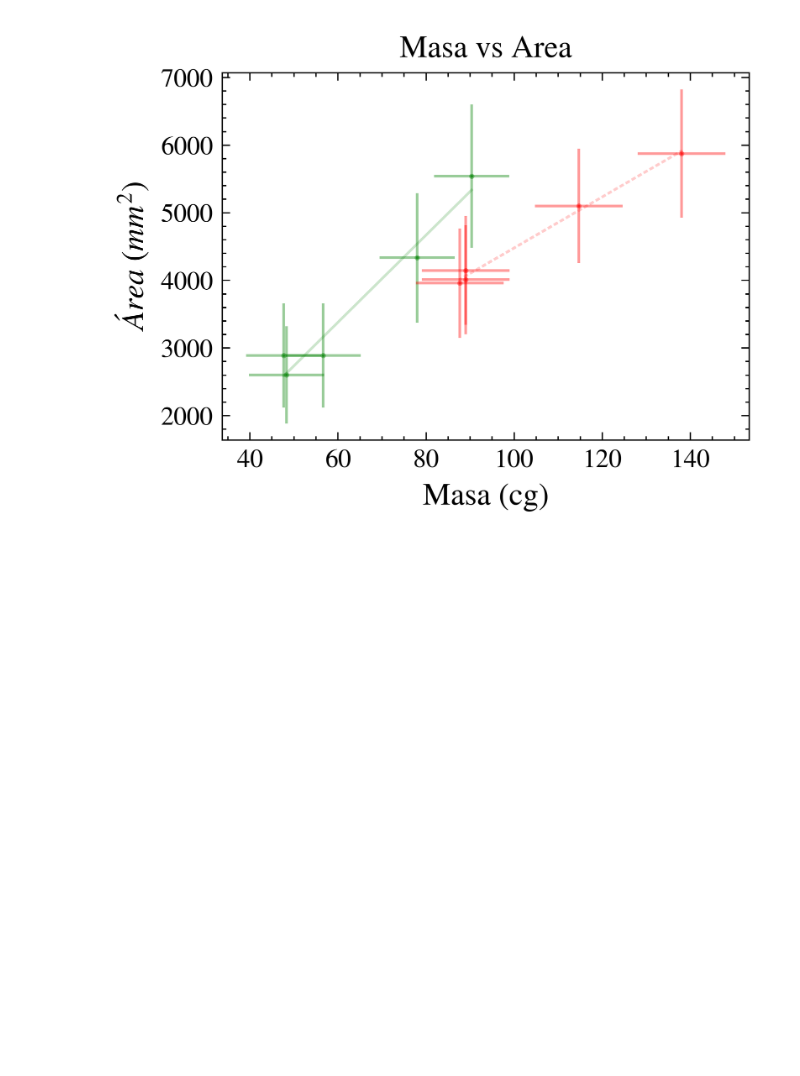
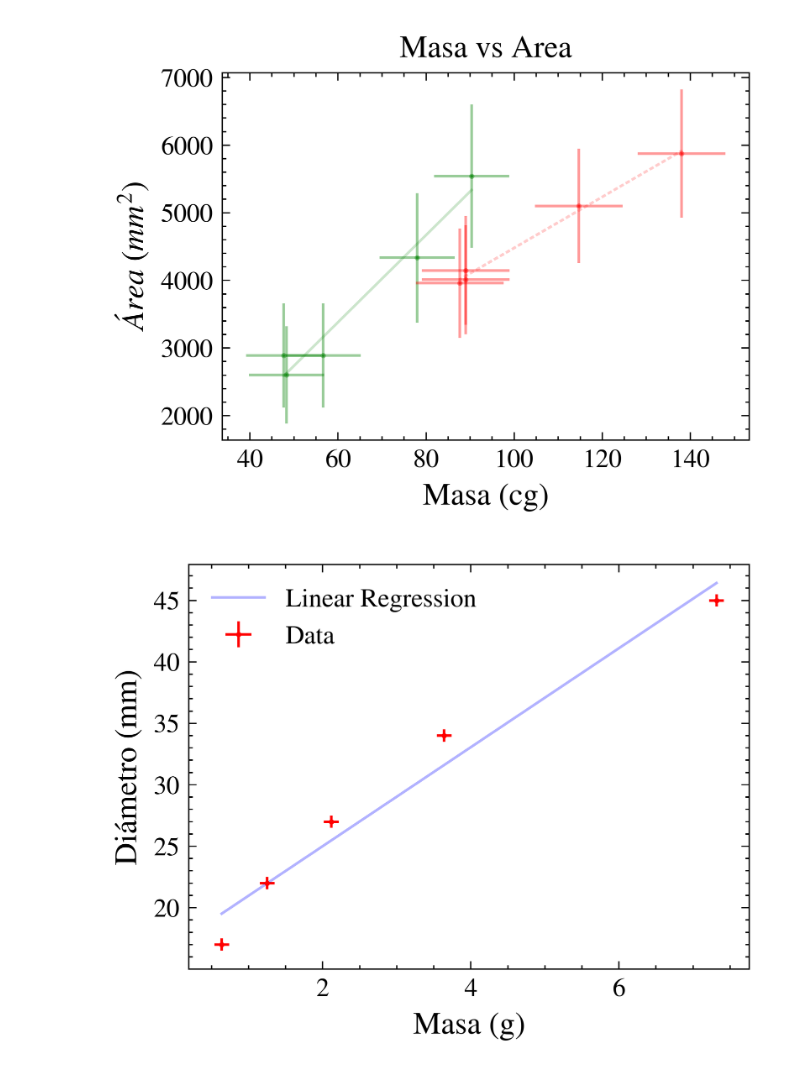
Before and after one commit to ignaschuemer7/Labo_I-Fisica_I, a Jupyter notebook: stats.ipynb, the cells around one changed output. Cells and saved outputs as stored; diff of their text form; code cells hidden in the pictures; blank space fills up the shorter version.

```diff
--- a/stats.ipynb
+++ b/stats.ipynb
@@ -132,3 +132,17 @@ for clases in sub:
 # %% [output]
 [figure]
 [figure]
+# %%
+balls = pd.read_csv('balls.csv')
+
+# Linear regression of the diameter with respect to the mass
+plt.errorbar(balls['mass'], balls['diameter'], xerr=0.1, yerr=0.5, fmt='o', label='Data', ms=diameter_points, color='red')
+regression_coeffs = np.polyfit(balls['mass'], balls['diameter'], 1)
+regression_line = np.polyval(regression_coeffs, balls['mass'])
+plt.plot(balls['mass'], regression_line, label='Linear Regression', color='blue', alpha=0.3)
+plt.xlabel('Masa (g)')
+plt.ylabel('Diámetro (mm)')
+plt.legend()
+plt.show()
+# %% [output]
+[figure, added]
```
